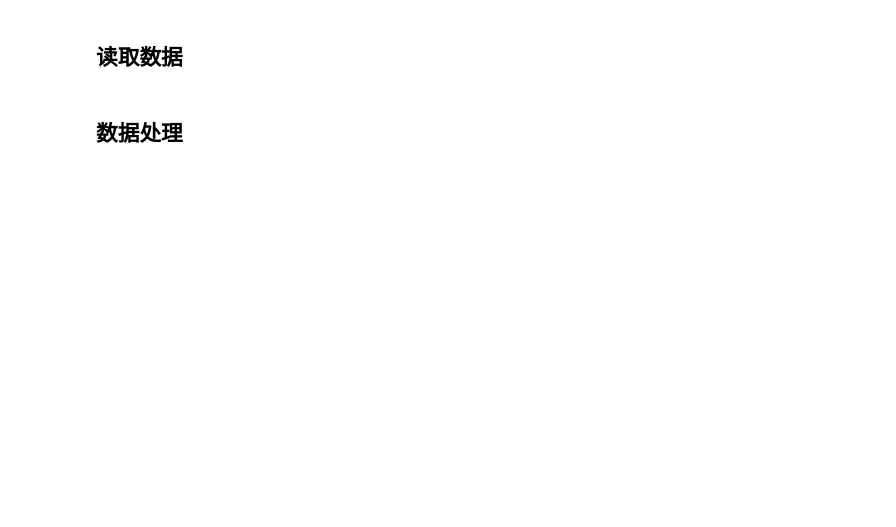
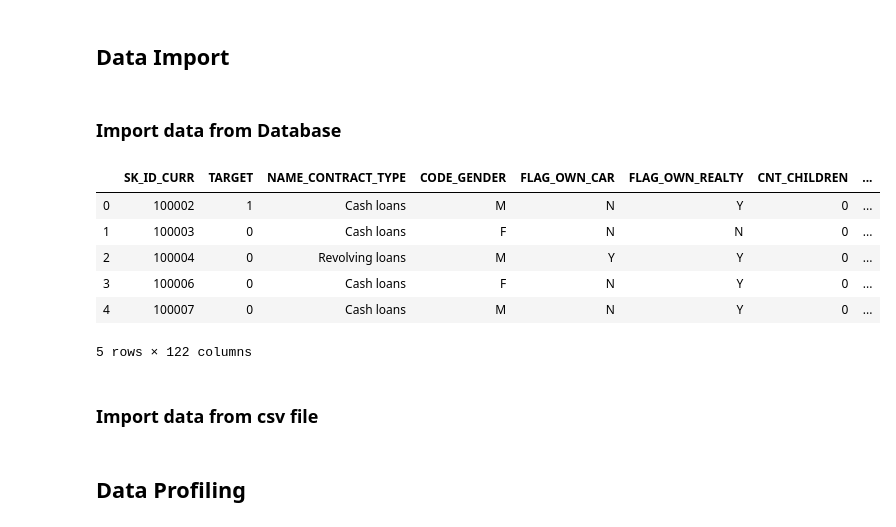
Before and after one commit to JulianaPan/home_credit_risk, a Jupyter notebook: benchmark.ipynb, the cells around one changed output. Saved outputs shown, nothing was run; the diff lists cells and outputs as text; code cells hidden in the pictures; blank space fills up the shorter version.

```diff
--- a/benchmark.ipynb
+++ b/benchmark.ipynb
@@ -7,5 +7,7 @@ import matplotlib.pyplot as plt
 import tools.feature_selection as fs
 import tools.preprocessing as ps
 import tools.evaluations as ev
-# %% [markdown]
-## 读取数据
+# %% [markdown]
+## Data Import
+# %% [markdown]
+### Import data from Database
@@ -11,0 +17,19 @@ import tools.evaluations as ev
+# %%
+host = 'db1.ceobypqfxmry.us-east-2.rds.amazonaws.com'
+port = '3306'
+db = 'db'
+user = 'admin'
+password = 'msbd5001'
+tb = 'application_train'
+engine = create_engine(str(r"mysql+mysqldb://%s:" + '%s' + "@%s/%s") % (user, password, host, db))
+# %%
+df_train = pd.read_sql_table(tb, engine)
+df_train.head()
+# %% [output]
+|  | SK_ID_CURR | TARGET | NAME_CONTRACT_TYPE | CODE_GENDER | FLAG_OWN_CAR | FLAG_OWN_REALTY | CNT_CHILDREN | ... |
+| 0 | 100002 | 1 | Cash loans | M | N | Y | 0 | ... |
+| 1 | 100003 | 0 | Cash loans | F | N | N | 0 | ... |
+| 2 | 100004 | 0 | Revolving loans | M | Y | Y | 0 | ... |
+| 3 | 100006 | 0 | Cash loans | F | N | Y | 0 | ... |
+| 4 | 100007 | 0 | Cash loans | M | N | Y | 0 | ... |
+5 rows × 122 columns
@@ -12,4 +39,6 @@ import tools.evaluations as ev
+# %% [markdown]
+### Import data from csv file
 # %%
 df_train = pd.read_csv('../project/home-credit-default-risk/application_train.csv')
-# %% [markdown]
-## 数据处理
+# %% [markdown]
+## Data Profiling
```
Also changed, not shown: parts of 13 cells of this notebook.
